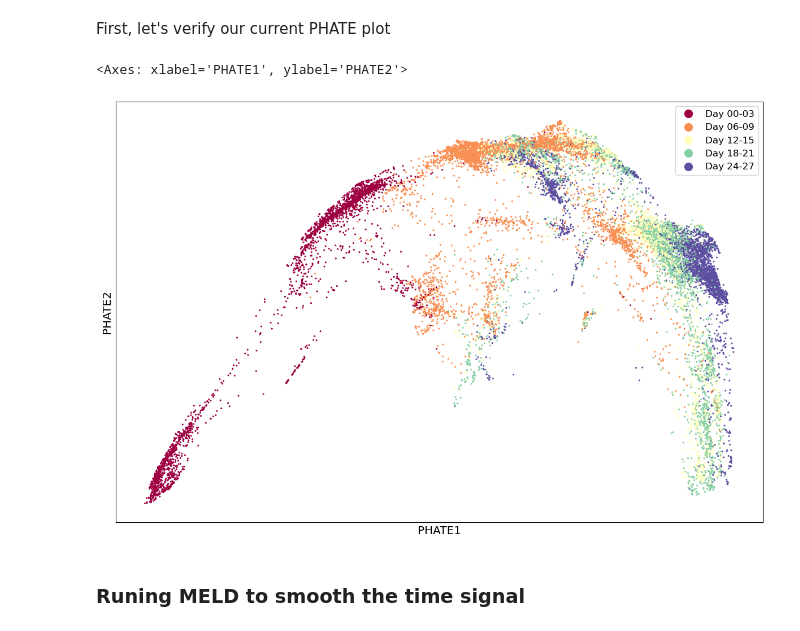
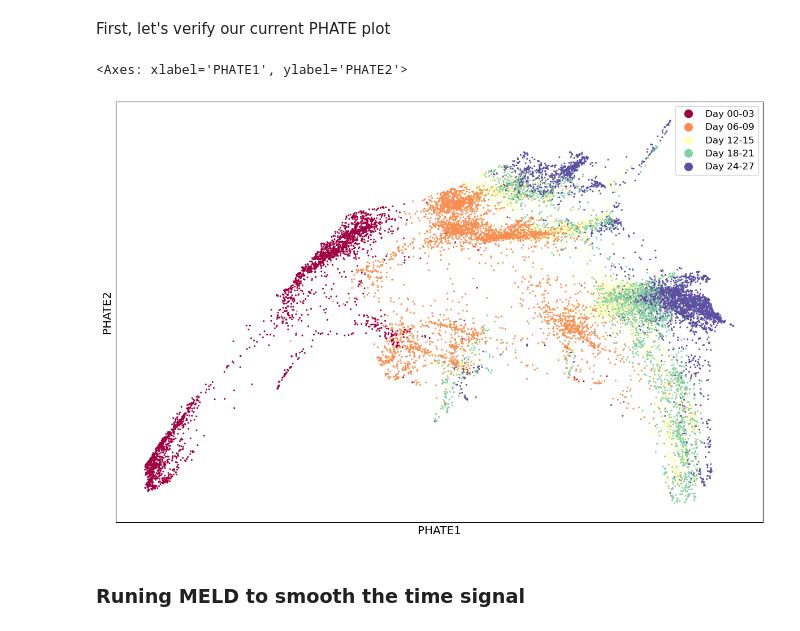
Before and after one commit to KrishnaswamyLab/omics_toolbox, a Jupyter notebook: notebooks/MIOFlow/3-time-pseudotime-meld.ipynb, the cells around one changed output. Saved outputs shown, nothing was run; the diff lists cells and outputs as text; code cells hidden in the pictures.

```diff
--- a/notebooks/MIOFlow/3-time-pseudotime-meld.ipynb
+++ b/notebooks/MIOFlow/3-time-pseudotime-meld.ipynb
@@ -43,11 +43,11 @@ If your data had another feature, like cell_cycle_phase under `adata.obs['cell_c
 # %% [markdown]
 First, let's verify our current PHATE plot
 # %%
-scprep.plot.scatter2d(adata.obsm['X_phate'], c=adata.obs['time_label'], figsize=(12,8), cmap="Spectral",
+scprep.plot.scatter2d(adata.obsm['X_phate_visualization'], c=adata.obs['time_label'], figsize=(12,8), cmap="Spectral",
                       ticks=False, label_prefix="PHATE")
 # %% [output]
 <Axes: xlabel='PHATE1', ylabel='PHATE2'>
-[figure, old version]
+[figure, new version]
 # %% [markdown]
 ### Runing MELD to smooth the time signal
 # %% [markdown]
```
Also changed, not shown: parts of 9 cells of this notebook, 29 other files.
